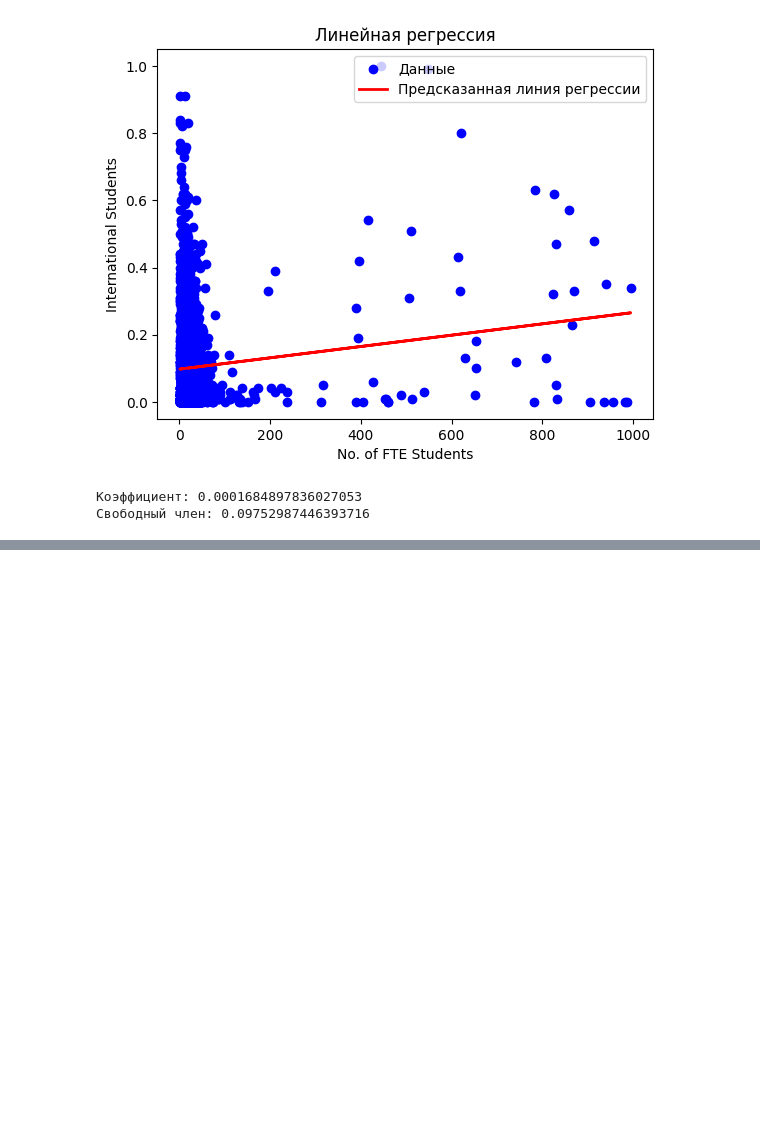
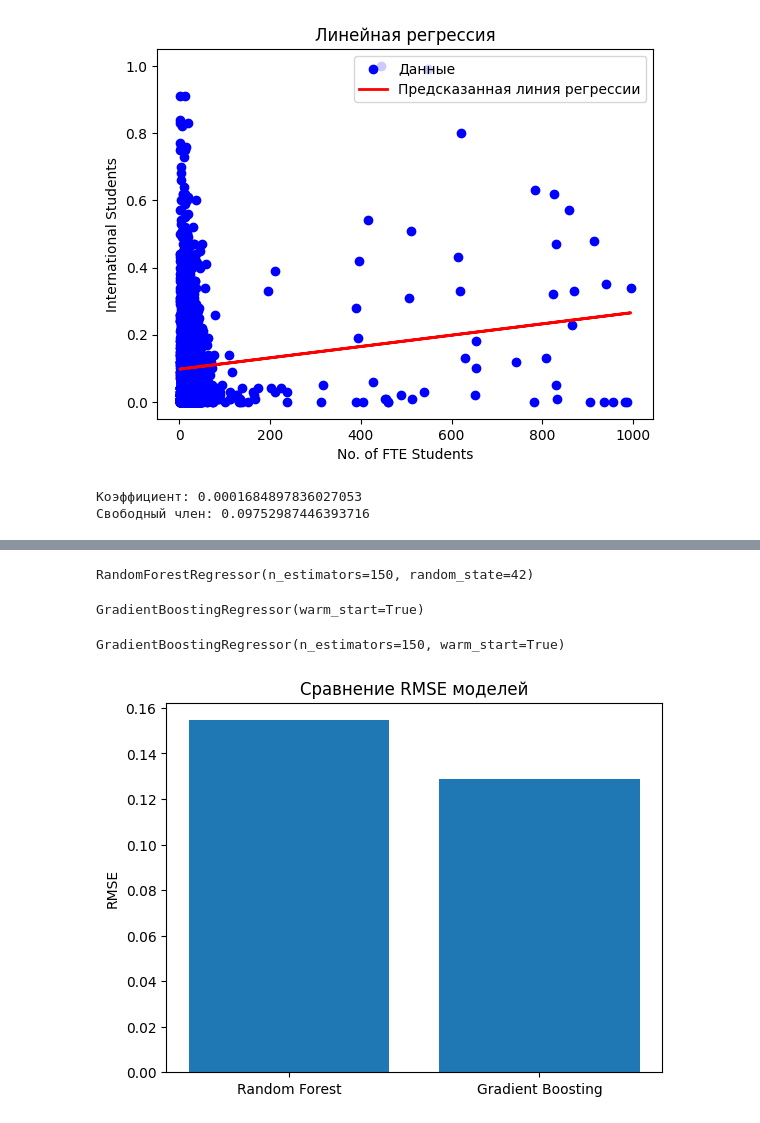
Before and after one commit to Dimonage/AnalizVUZ, a Jupyter notebook: GubarevAnalizVUZ.ipynb, the cells around one changed output, grey strips where cells are left out. Saved outputs shown, nothing was run; the diff lists cells and outputs as text; code cells hidden in the pictures; blank space fills up the shorter version.

```diff
--- a/GubarevAnalizVUZ.ipynb
+++ b/GubarevAnalizVUZ.ipynb
@@ -428,0 +465,24 @@ plt.show()
+# %%
+rf_model.fit(X_train, y_train)
+# %% [output]
+RandomForestRegressor(n_estimators=150, random_state=42)
+# %%
+gb_model = GradientBoostingRegressor(n_estimators=100, warm_start=True)
+gb_model.fit(X_train, y_train)
+# %% [output]
+GradientBoostingRegressor(warm_start=True)
+# %%
+gb_model.n_estimators += 50
+gb_model.fit(X_train, y_train)
+# %% [output]
+GradientBoostingRegressor(n_estimators=150, warm_start=True)
+# %%
+models = ['Random Forest', 'Gradient Boosting']
+rmse_values = [rf_rmse, gb_rmse]
+
+plt.bar(models, rmse_values)
+plt.ylabel('RMSE')
+plt.title('Сравнение RMSE моделей')
+plt.show()
+# %% [output]
+[figure, added]
```
Also changed, not shown: parts of 11 cells of this notebook.
